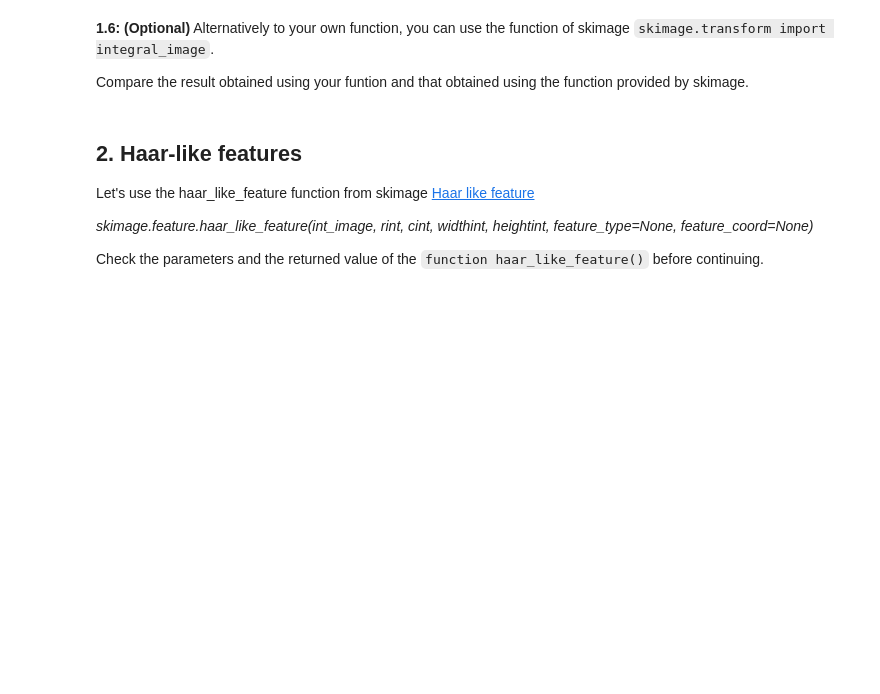
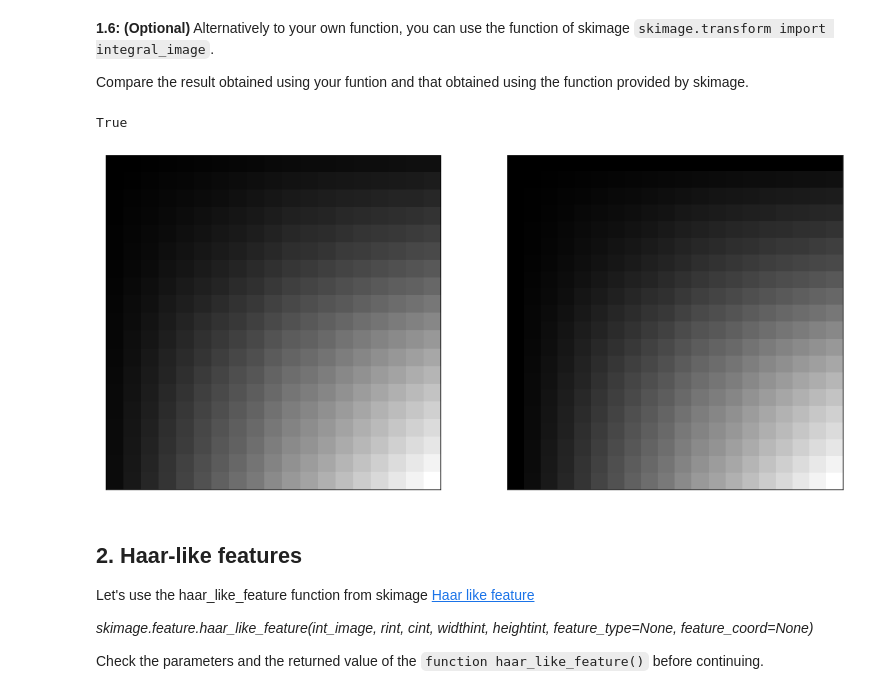
Before and after one commit to PauSolerValades/VA, a Jupyter notebook: Practica6/P6-Part1/P6-Part1.ipynb, the cells around one changed output. Saved outputs shown, nothing was run; the diff lists cells and outputs as text; code cells hidden in the pictures; blank space fills up the shorter version.

```diff
--- a/Practica6/P6-Part1/P6-Part1.ipynb
+++ b/Practica6/P6-Part1/P6-Part1.ipynb
@@ -152,3 +189,10 @@ Compare the result obtained using your funtion and that obtained using the funct
+# %%
+from skimage.transform import integral_image
+visualize_n([integral_image(face), to_integral_image(face)])
+np.sum(integral_image(face)) == np.sum(to_integral_image(face))
+# %% [output]
+True
+[figure, added]
 # %% [markdown]
 ## 2. Haar-like features
 
```
Also changed, not shown: parts of 38 cells of this notebook.
